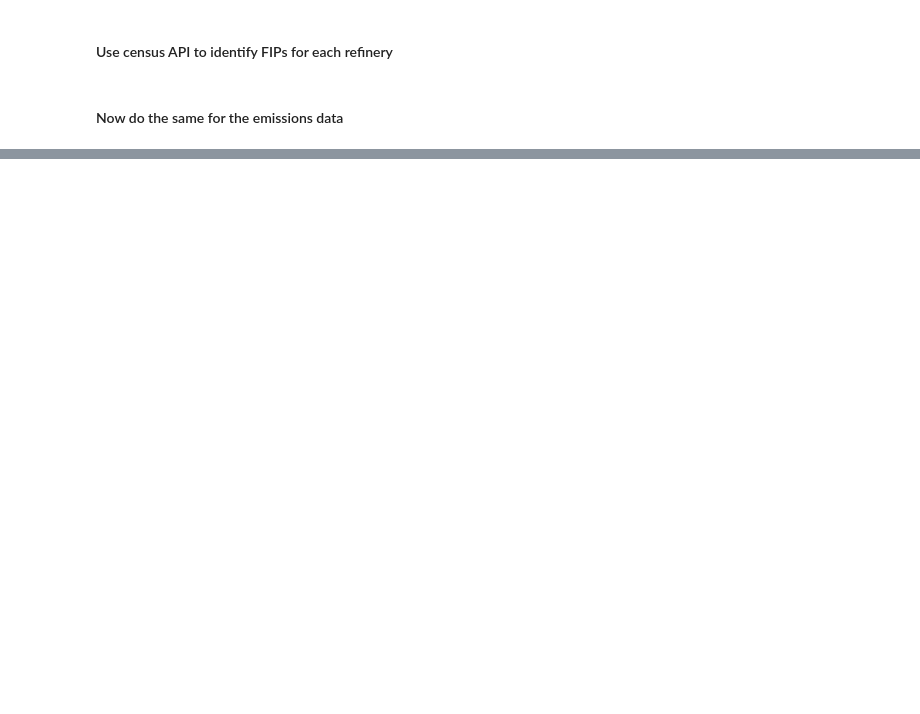
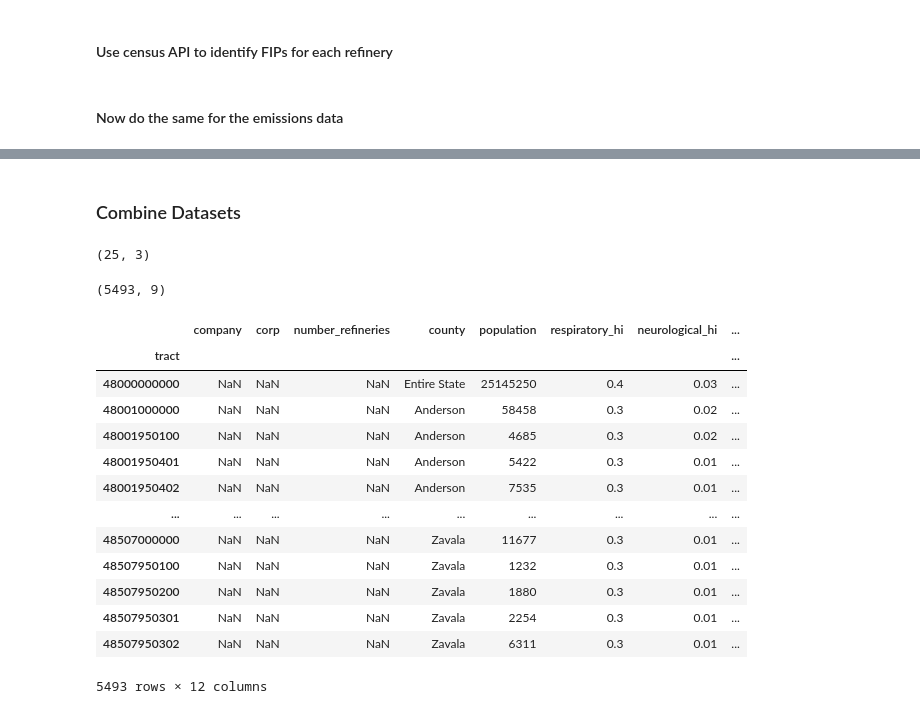
Before and after one commit to ekfuller/DSI-group_project, a Jupyter notebook: Vitoria.ipynb, the cells around one changed output, grey strips where cells are left out. Cells and saved outputs as stored; diff of their text form; code cells hidden in the pictures; blank space fills up the shorter version.

Commit message:
5.10.22 combined EPA and refinery dataset and saved in cleaned

```diff
--- a/Vitoria.ipynb
+++ b/Vitoria.ipynb
@@ -151,0 +258,7 @@ df_emissions.to_csv('cleaned_datasets/texas_point_fac_2017_emissions.csv',index=
+# %%
+df_all_hi = pd.read_csv('cleaned_datasets/texas_allhi_by_tract.csv')
+# %%
+df_all_hi = df_all_hi[['tract','county','population','respiratory_hi', 'neurological_hi','developmental_hi',
+       'reproductive_hi', 'kidney_hi','immunological_hi','whole_body_hi']]
+# %%
+df_all_hi.set_index('tract',inplace=True)
@@ -151,0 +273,29 @@ df_emissions.to_csv('cleaned_datasets/texas_point_fac_2017_emissions.csv',index=
+# %% [markdown]
+### Combine Datasets
+# %%
+df_refineries.shape
+# %% [output]
+(25, 3)
+# %%
+df_all_hi.shape
+# %% [output]
+(5493, 9)
+# %%
+df_merged = pd.merge(df_refineries,df_all_hi,how = 'outer',left_index=True, right_index=True)
+# %%
+df_merged
+# %% [output]
+|  | company | corp | number_refineries | county | population | respiratory_hi | neurological_hi | ... |
+| tract |  |  |  |  |  |  |  | ... |
+| 48000000000 | NaN | NaN | NaN | Entire State | 25145250 | 0.4 | 0.03 | ... |
+| 48001000000 | NaN | NaN | NaN | Anderson | 58458 | 0.3 | 0.02 | ... |
+| 48001950100 | NaN | NaN | NaN | Anderson | 4685 | 0.3 | 0.02 | ... |
+| 48001950401 | NaN | NaN | NaN | Anderson | 5422 | 0.3 | 0.01 | ... |
+| 48001950402 | NaN | NaN | NaN | Anderson | 7535 | 0.3 | 0.01 | ... |
+| ... | ... | ... | ... | ... | ... | ... | ... | ... |
+| 48507000000 | NaN | NaN | NaN | Zavala | 11677 | 0.3 | 0.01 | ... |
+| 48507950100 | NaN | NaN | NaN | Zavala | 1232 | 0.3 | 0.01 | ... |
+| 48507950200 | NaN | NaN | NaN | Zavala | 1880 | 0.3 | 0.01 | ... |
+| 48507950301 | NaN | NaN | NaN | Zavala | 2254 | 0.3 | 0.01 | ... |
+| 48507950302 | NaN | NaN | NaN | Zavala | 6311 | 0.3 | 0.01 | ... |
+5493 rows × 12 columns
```
Also changed, not shown: parts of 58 cells of this notebook, 2 other files.
